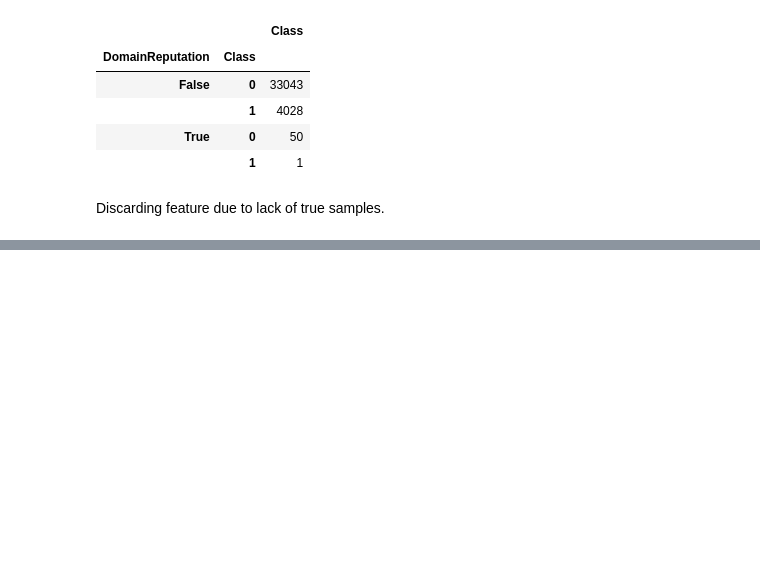
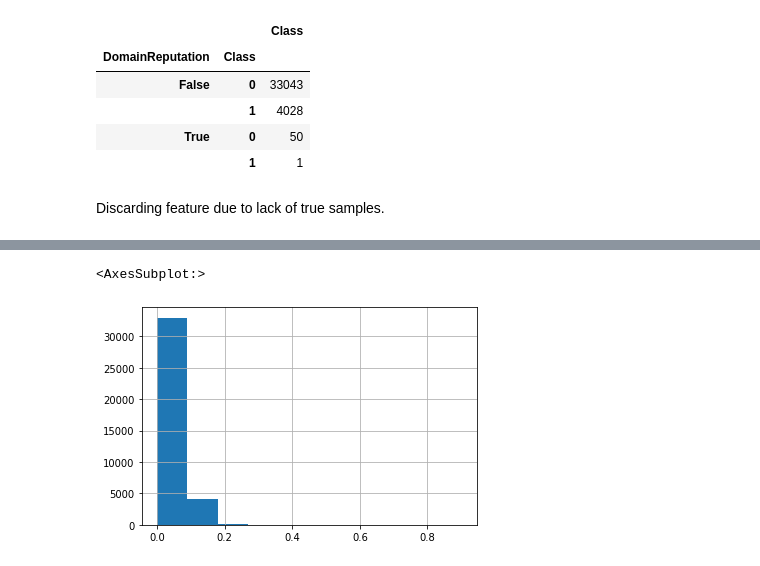
Before and after one commit to lukem1/malicious-domain-classification, a Jupyter notebook: preprocessing.ipynb, the cells around one changed output, grey strips where cells are left out. Drawn from its saved outputs; the diff is of its cells as text; code cells hidden in the pictures; blank space fills up the shorter version.

```diff
--- a/preprocessing.ipynb
+++ b/preprocessing.ipynb
@@ -745,0 +780,5 @@ data = data.drop(columns=["DomainReputation"])
+# %%
+data.SpecialCharRatio.hist()
+# %% [output]
+<AxesSubplot:>
+[figure, added]
```
Also changed, not shown: parts of 7 cells of this notebook, 1 other file.
